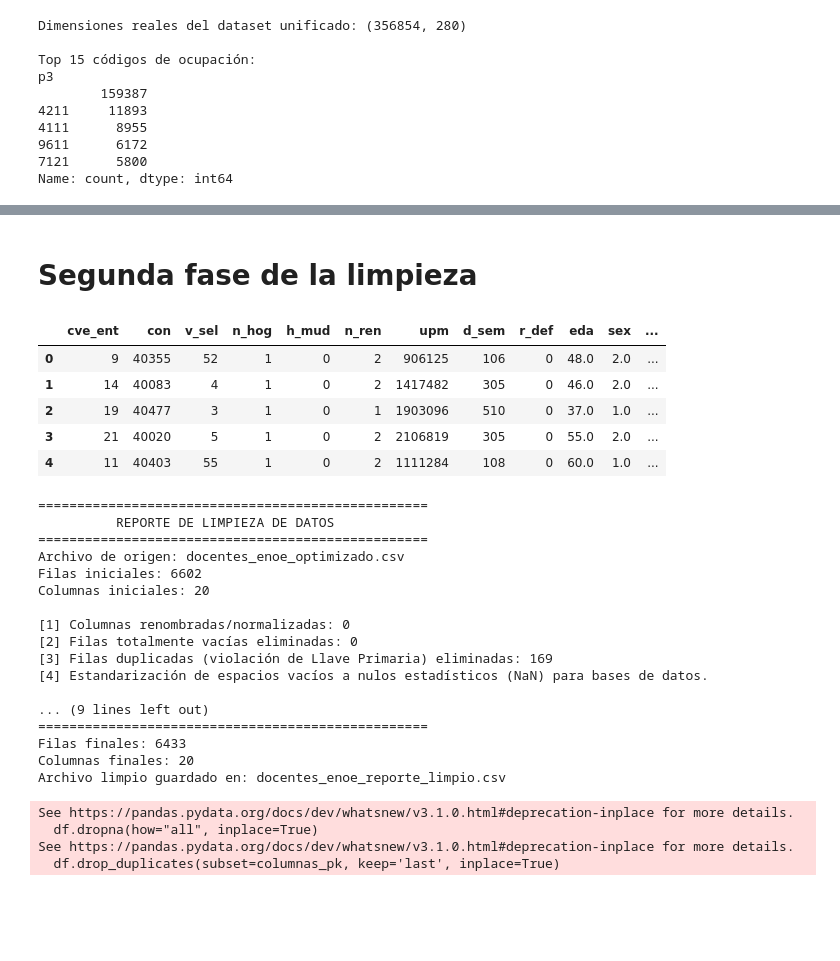
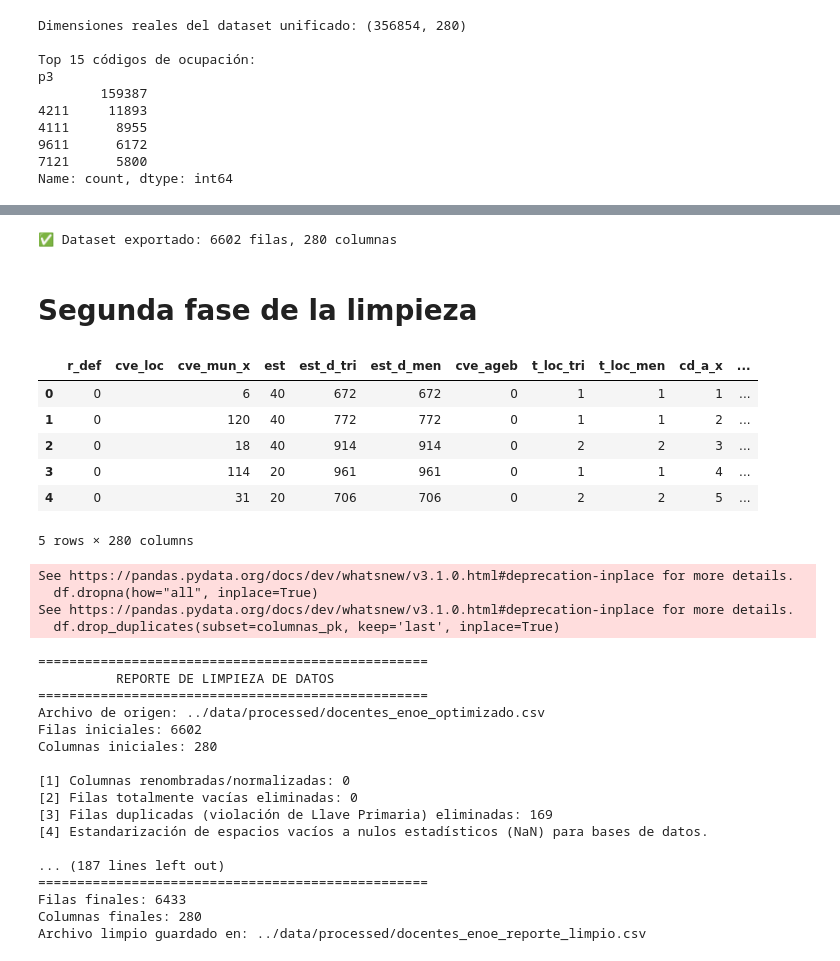
Before and after one commit to Arepaman777/An-lisis-predictivo-y-estad-stico-de-la-empleabilidad-y-salarios-del-sector-docente-en-M-xico, a Jupyter notebook: analisis_salarial_docente/notebooks/00_cruce_enoe.ipynb, the cells around one changed output, grey strips where cells are left out. Cells and saved outputs as stored; diff of their text form; code cells hidden in the pictures; blank space fills up the shorter version.

Commit message:
Corregi las rutas de las exportaciones de archivos csv

```diff
--- a/analisis_salarial_docente/notebooks/00_cruce_enoe.ipynb
+++ b/analisis_salarial_docente/notebooks/00_cruce_enoe.ipynb
@@ -113,18 +114,24 @@ p3
 2339       5
 2334       2
 Name: count, dtype: int64
+# %%
+df_docentes.to_csv('../data/processed/docentes_enoe_optimizado.csv', index=False, encoding='utf-8-sig')
+print(f"✅ Dataset exportado: {df_docentes.shape[0]} filas, {df_docentes.shape[1]} columnas")
+# %% [output]
+✅ Dataset exportado: 6602 filas, 280 columnas
 # %% [markdown]
 # Segunda fase de la limpieza
 # %%
-df_docentes = pd.read_csv('docentes_enoe_optimizado.csv', na_values=['\\N'])
+df_docentes = pd.read_csv('../data/processed/docentes_enoe_optimizado.csv', na_values=['\\N'])
 df_docentes.head()
 # %% [output]
-|  | cve_ent | con | v_sel | n_hog | h_mud | n_ren | upm | d_sem | r_def | eda | sex | ... |
-| 0 | 9 | 40355 | 52 | 1 | 0 | 2 | 906125 | 106 | 0 | 48.0 | 2.0 | ... |
-| 1 | 14 | 40083 | 4 | 1 | 0 | 2 | 1417482 | 305 | 0 | 46.0 | 2.0 | ... |
-| 2 | 19 | 40477 | 3 | 1 | 0 | 1 | 1903096 | 510 | 0 | 37.0 | 1.0 | ... |
-| 3 | 21 | 40020 | 5 | 1 | 0 | 2 | 2106819 | 305 | 0 | 55.0 | 2.0 | ... |
-| 4 | 11 | 40403 | 55 | 1 | 0 | 2 | 1111284 | 108 | 0 | 60.0 | 1.0 | ... |
+|  | r_def | cve_loc | cve_mun_x | est | est_d_tri | est_d_men | cve_ageb | t_loc_tri | t_loc_men | cd_a_x | ... |
+| 0 | 0 |  | 6 | 40 | 672 | 672 | 0 | 1 | 1 | 1 | ... |
+| 1 | 0 |  | 120 | 40 | 772 | 772 | 0 | 1 | 1 | 2 | ... |
+| 2 | 0 |  | 18 | 40 | 914 | 914 | 0 | 2 | 2 | 3 | ... |
+| 3 | 0 |  | 114 | 20 | 961 | 961 | 0 | 1 | 1 | 4 | ... |
+| 4 | 0 |  | 31 | 20 | 706 | 706 | 0 | 2 | 2 | 5 | ... |
+5 rows × 280 columns
 # %%
 def cargar_csv_seguro(ruta: str) -> pd.DataFrame:
     """Carga un CSV manejando problemas de codificación, comillas mal cerradas y filas corruptas."""
@@ -224,9 +231,9 @@ def limpiar_csv(ruta_entrada: str, ruta_salida: str, reporte_salida: str = None)
 
 if __name__ == "__main__":
     # Nombres de archivos ajustados para el proyecto final
-    archivo_entrada = "docentes_enoe_optimizado.csv"
-    archivo_salida = "docentes_enoe_reporte_limpio.csv"
-    reporte_txt = "reporte_limpieza.txt"
+    archivo_entrada = "../data/processed/docentes_enoe_optimizado.csv"
+    archivo_salida = "../data/processed/docentes_enoe_reporte_limpio.csv"
+    reporte_txt = "../data/processed/reporte_limpieza.txt"
 
     df_limpio = limpiar_csv(
         ruta_entrada=archivo_entrada,
@@ -234,24 +241,24 @@ if __name__ == "__main__":
         reporte_salida=reporte_txt,
     )
 # %% [output]
-==================================================
-          REPORTE DE LIMPIEZA DE DATOS
-==================================================
-Archivo de origen: docentes_enoe_optimizado.csv
-Filas iniciales: 6602
-Columnas iniciales: 20
-
-[1] Columnas renombradas/normalizadas: 0
-[2] Filas totalmente vacías eliminadas: 0
-[3] Filas duplicadas (violación de Llave Primaria) eliminadas: 169
-[4] Estandarización de espacios vacíos a nulos estadísticos (NaN) para bases de datos.
-
-... (9 lines left out)
-==================================================
-Filas finales: 6433
-Columnas finales: 20
-Archivo limpio guardado en: docentes_enoe_reporte_limpio.csv
+See https://pandas.pydata.org/docs/dev/whatsnew/v3.1.0.html#deprecation-inplace for more details.
+  df.dropna(how="all", inplace=True)
+See https://pandas.pydata.org/docs/dev/whatsnew/v3.1.0.html#deprecation-inplace for more details.
+  df.drop_duplicates(subset=columnas_pk, keep='last', inplace=True)
-See https://pandas.pydata.org/docs/dev/whatsnew/v3.1.0.html#deprecation-inplace for more details.
-  df.dropna(how="all", inplace=True)
-See https://pandas.pydata.org/docs/dev/whatsnew/v3.1.0.html#deprecation-inplace for more details.
-  df.drop_duplicates(subset=columnas_pk, keep='last', inplace=True)
+==================================================
+          REPORTE DE LIMPIEZA DE DATOS
+==================================================
+Archivo de origen: ../data/processed/docentes_enoe_optimizado.csv
+Filas iniciales: 6602
+Columnas iniciales: 280
+
+[1] Columnas renombradas/normalizadas: 0
+[2] Filas totalmente vacías eliminadas: 0
+[3] Filas duplicadas (violación de Llave Primaria) eliminadas: 169
+[4] Estandarización de espacios vacíos a nulos estadísticos (NaN) para bases de datos.
+
+... (187 lines left out)
+==================================================
+Filas finales: 6433
+Columnas finales: 280
+Archivo limpio guardado en: ../data/processed/docentes_enoe_reporte_limpio.csv
```
Also changed, not shown: parts of 2 cells of this notebook, 3 other files.
